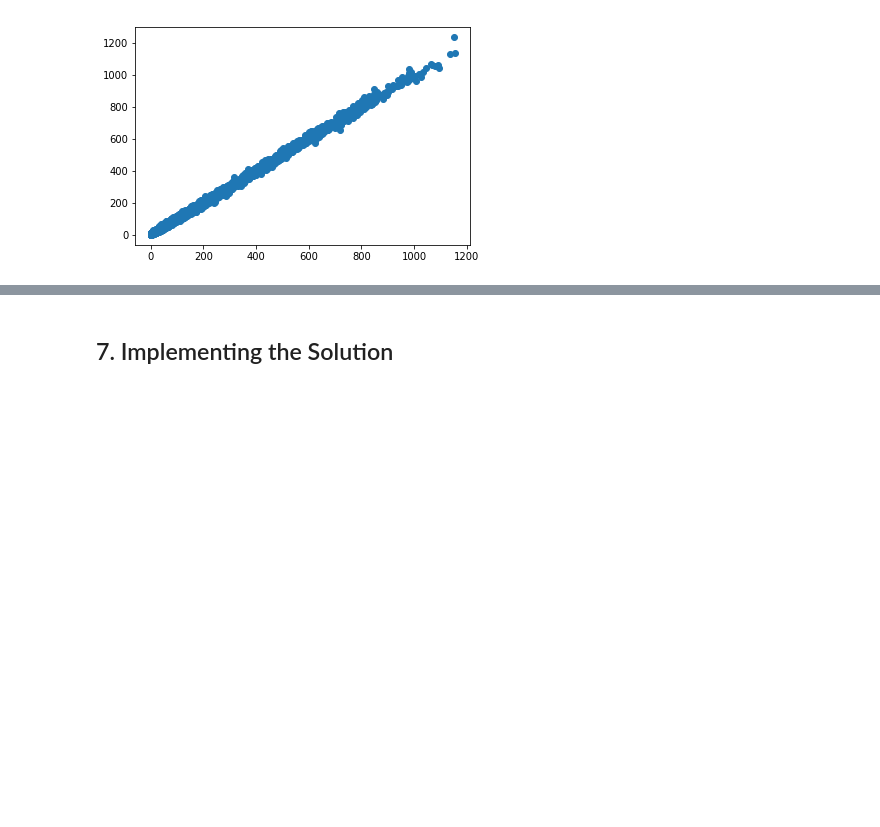
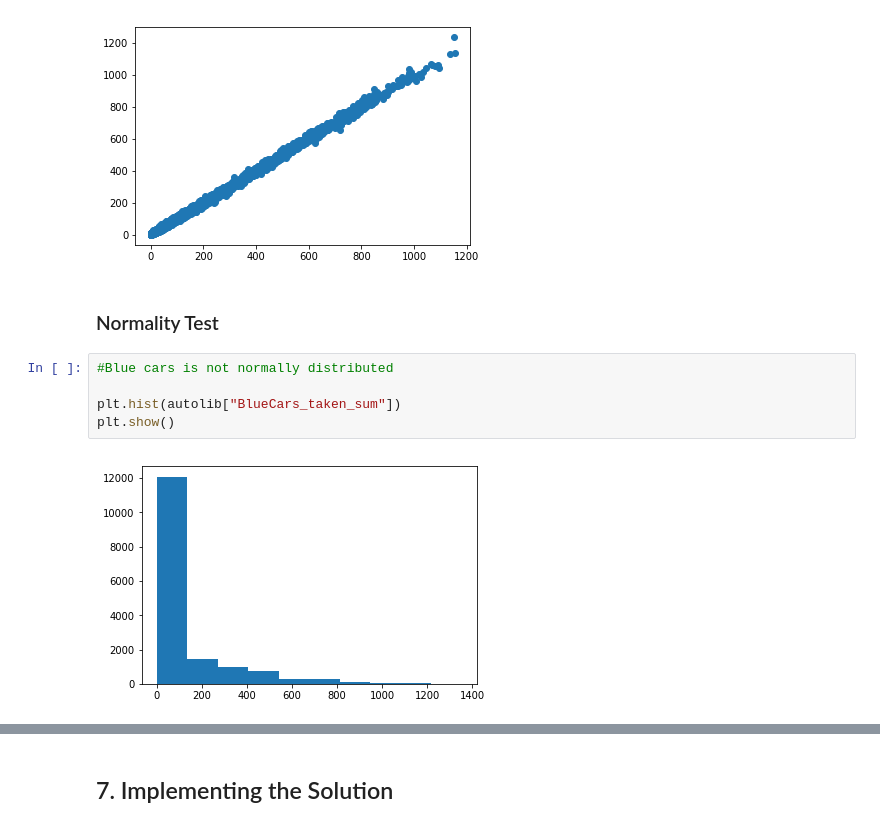
Before and after one commit to ibrahimabdike/IP_Week3_core_Ibrahim_Yahya, a Jupyter notebook: IP_Week3_core_Ibrahim_Yahya.ipynb, the cells around one changed output, grey strips where cells are left out. Saved outputs shown, nothing was run; the diff lists cells and outputs as text; blank space fills up the shorter version.

```diff
--- a/IP_Week3_core_Ibrahim_Yahya.ipynb
+++ b/IP_Week3_core_Ibrahim_Yahya.ipynb
@@ -740,3 +717,12 @@ plt.scatter(y_test,predictions)
 # %% [output]
 <matplotlib.collections.PathCollection at 0x...>
 [figure]
+# %% [markdown]
+### Normality Test
+# %%
+#Blue cars is not normally distributed
+
+plt.hist(autolib["BlueCars_taken_sum"])
+plt.show()
+# %% [output]
+[figure, added]
```
Also changed, not shown: parts of 7 cells of this notebook.
